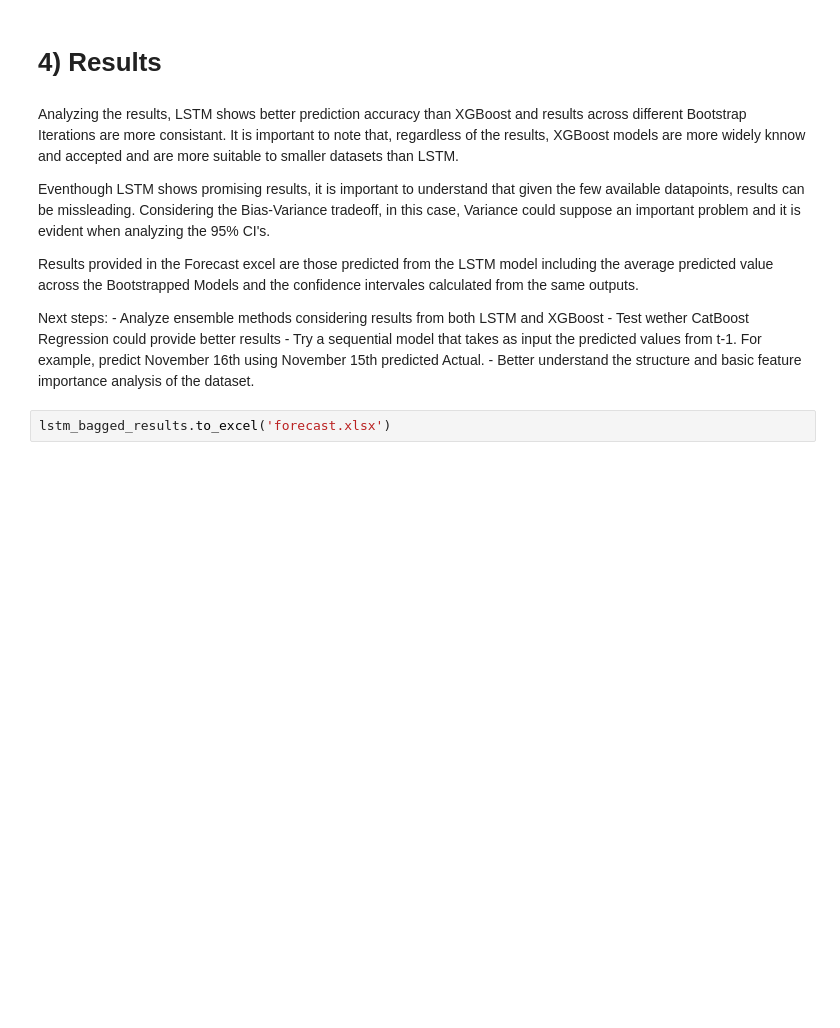
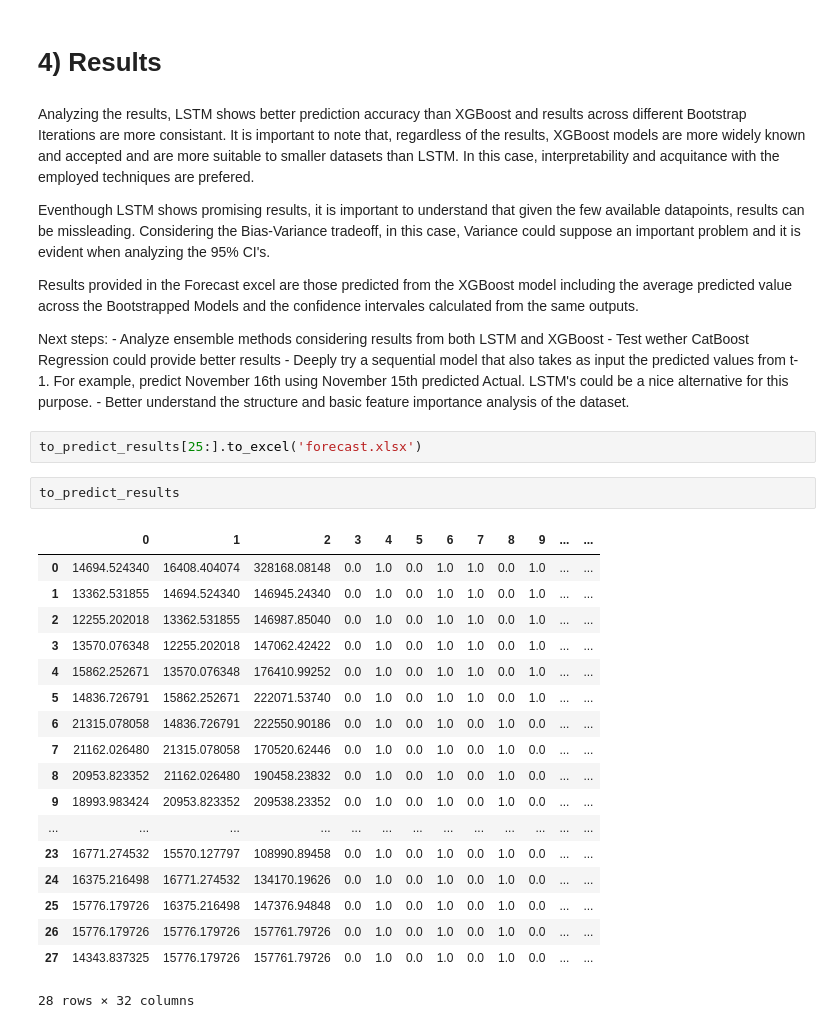
Before and after one commit to aferreirap/Novartis, a Jupyter notebook: novartis_script.ipynb, the cells around one changed output. Drawn from its saved outputs; the diff is of its cells as text; blank space fills up the shorter version.

```diff
--- a/novartis_script.ipynb
+++ b/novartis_script.ipynb
@@ -424,19 +424,40 @@ plt.show()
 # %% [markdown]
 # 4) Results
 # %% [markdown]
-Analyzing the results, LSTM shows better prediction accuracy than XGBoost and results across different Bootstrap Iterations are more consistant. It is important to note that, regardless of  the results, XGBoost models are more widely knnow and accepted and are more suitable to smaller datasets than LSTM.
+Analyzing the results, LSTM shows better prediction accuracy than XGBoost and results across different Bootstrap Iterations are more consistant. It is important to note that, regardless of  the results, XGBoost models are more widely known and accepted and are more suitable to smaller datasets than LSTM. In this case, interpretability and acquitance with the employed techniques are prefered.
 
 Eventhough LSTM shows promising results, it is important to understand that given the few available datapoints, results can be missleading. Considering the Bias-Variance tradeoff, in this case, Variance could suppose an important problem and it is evident when analyzing the 95% CI's.
 
-Results provided in the Forecast excel are those predicted from the LSTM model including the average predicted value across the Bootstrapped Models and the confidence intervales calculated from the same outputs.
+Results provided in the Forecast excel are those predicted from the XGBoost model including the average predicted value across the Bootstrapped Models and the confidence intervales calculated from the same outputs.
 
 Next steps:
     - Analyze ensemble methods considering results from both LSTM and XGBoost
     - Test wether CatBoost Regression could provide better results
-    - Try a sequential model that takes as input the predicted values from t-1. For example, predict November 16th using November 15th predicted Actual.
+    - Deeply try a sequential model that also takes as input the predicted values from t-1. For example, predict November 16th using November 15th predicted Actual. LSTM's could be a nice alternative for this purpose.
     - Better understand the structure and basic feature importance analysis of the dataset.
 # %%
-lstm_bagged_results.to_excel('forecast.xlsx')
+to_predict_results[25:].to_excel('forecast.xlsx')
+# %%
+to_predict_results
+# %% [output]
+|  | 0 | 1 | 2 | 3 | 4 | 5 | 6 | 7 | 8 | 9 | ... | ... |
+| 0 | 14694.524340 | 16408.404074 | 328168.08148 | 0.0 | 1.0 | 0.0 | 1.0 | 1.0 | 0.0 | 1.0 | ... | ... |
+| 1 | 13362.531855 | 14694.524340 | 146945.24340 | 0.0 | 1.0 | 0.0 | 1.0 | 1.0 | 0.0 | 1.0 | ... | ... |
+| 2 | 12255.202018 | 13362.531855 | 146987.85040 | 0.0 | 1.0 | 0.0 | 1.0 | 1.0 | 0.0 | 1.0 | ... | ... |
+| 3 | 13570.076348 | 12255.202018 | 147062.42422 | 0.0 | 1.0 | 0.0 | 1.0 | 1.0 | 0.0 | 1.0 | ... | ... |
+| 4 | 15862.252671 | 13570.076348 | 176410.99252 | 0.0 | 1.0 | 0.0 | 1.0 | 1.0 | 0.0 | 1.0 | ... | ... |
+| 5 | 14836.726791 | 15862.252671 | 222071.53740 | 0.0 | 1.0 | 0.0 | 1.0 | 1.0 | 0.0 | 1.0 | ... | ... |
+| 6 | 21315.078058 | 14836.726791 | 222550.90186 | 0.0 | 1.0 | 0.0 | 1.0 | 0.0 | 1.0 | 0.0 | ... | ... |
+| 7 | 21162.026480 | 21315.078058 | 170520.62446 | 0.0 | 1.0 | 0.0 | 1.0 | 0.0 | 1.0 | 0.0 | ... | ... |
+| 8 | 20953.823352 | 21162.026480 | 190458.23832 | 0.0 | 1.0 | 0.0 | 1.0 | 0.0 | 1.0 | 0.0 | ... | ... |
+| 9 | 18993.983424 | 20953.823352 | 209538.23352 | 0.0 | 1.0 | 0.0 | 1.0 | 0.0 | 1.0 | 0.0 | ... | ... |
+| ... | ... | ... | ... | ... | ... | ... | ... | ... | ... | ... | ... | ... |
+| 23 | 16771.274532 | 15570.127797 | 108990.89458 | 0.0 | 1.0 | 0.0 | 1.0 | 0.0 | 1.0 | 0.0 | ... | ... |
+| 24 | 16375.216498 | 16771.274532 | 134170.19626 | 0.0 | 1.0 | 0.0 | 1.0 | 0.0 | 1.0 | 0.0 | ... | ... |
+| 25 | 15776.179726 | 16375.216498 | 147376.94848 | 0.0 | 1.0 | 0.0 | 1.0 | 0.0 | 1.0 | 0.0 | ... | ... |
+| 26 | 15776.179726 | 15776.179726 | 157761.79726 | 0.0 | 1.0 | 0.0 | 1.0 | 0.0 | 1.0 | 0.0 | ... | ... |
+| 27 | 14343.837325 | 15776.179726 | 157761.79726 | 0.0 | 1.0 | 0.0 | 1.0 | 0.0 | 1.0 | 0.0 | ... | ... |
+28 rows × 32 columns
 # %%
 lstm_bagged_results
 # %% [output]
```
Also changed, not shown: parts of 3 cells of this notebook.
